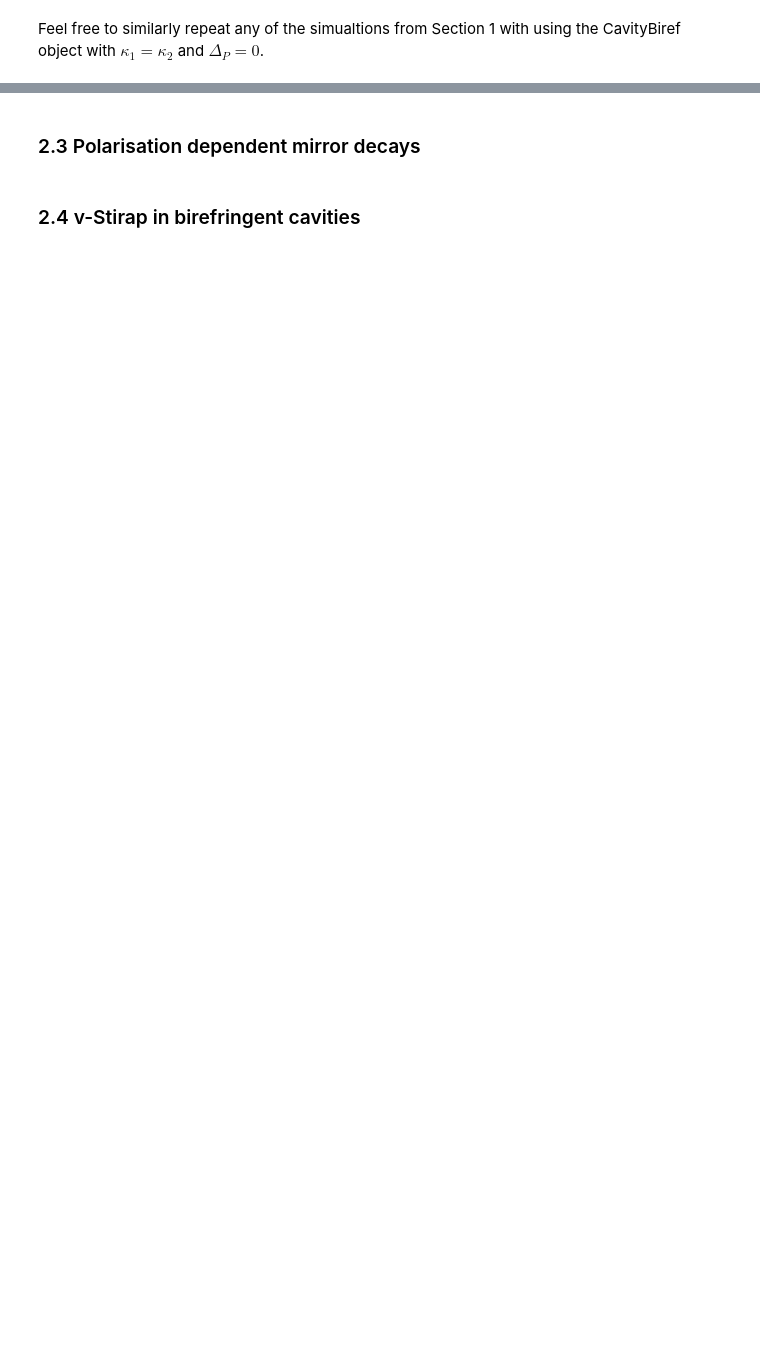
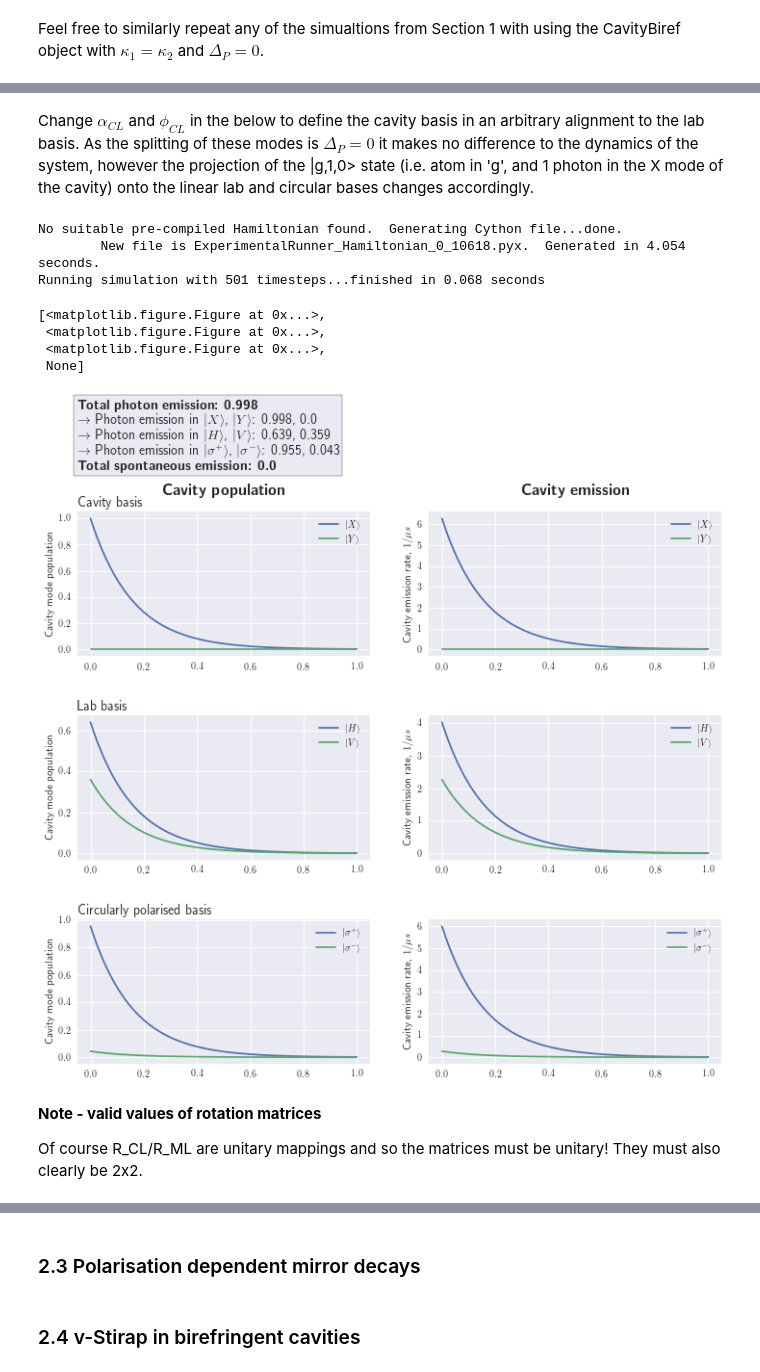
Before and after one commit to tomdbar/rb-cqed, a Jupyter notebook: notebooks-bulk/vStirap-runner-demos/2-birefringent-cavity.ipynb, the cells around one changed output, grey strips where cells are left out. Drawn from its saved outputs; the diff is of its cells as text; code cells hidden in the pictures; blank space fills up the shorter version.

```diff
--- a/notebooks-bulk/vStirap-runner-demos/2-birefringent-cavity.ipynb
+++ b/notebooks-bulk/vStirap-runner-demos/2-birefringent-cavity.ipynb
@@ -98,0 +172,56 @@ Feel free to similarly repeat any of the simualtions from Section 1 with using t
+# %% [markdown]
+Change $\alpha_{CL}$ and $\phi_{CL}$ in the below to define the cavity basis in an arbitrary alignment to the lab basis.  As the splitting of these modes is $\Delta_P=0$ it makes no difference to the dynamics of the system, however the projection of the |g,1,0> state (i.e. atom in 'g', and 1 photon in the X mode of the cavity) onto the linear lab and circular bases changes accordingly.
+# %%
+atom4lvl = Atom4lvl(gamma=0.0* 2*np.pi)
+
+# Values for circularly polarised cavity modes.
+# alpha_CL = 1/np.sqrt(2)
+# phi_CL = np.pi/2
+# beta_CL = np.sqrt(1-alpha_CL**2)
+
+# Values for linearly polarised cavity modes.
+# alpha_CL = 1
+# phi_CL = 0
+# beta_CL = np.sqrt(1-alpha_CL**2)
+
+alpha_CL = 0.8
+phi_CL = 0.4*np.pi
+beta_CL = np.sqrt(1-alpha_CL**2)
+
+R_CL = np.matrix([[alpha_CL,                    -beta_CL * np.exp(-i*phi_CL)],
+                  [beta_CL * np.exp(i*phi_CL),  alpha_CL                    ]])
+
+cav = CavityBiref(g = 5 * 2.*np.pi,
+                  kappa1 = 0.5 * 2.*np.pi,
+                  kappa2 = 0.5 * 2.*np.pi,
+                  R_CL=R_CL)
+
+runner = ExperimentalRunner(atom=atom4lvl,
+                            cavity=cav,
+                            laser_couplings=[],
+                            cavity_couplings=[],
+                            verbose=True)
+
+psi0 = runner.ket('gM',1, 0)
+t_length = 1
+n_steps = 501
+
+results = runner.run(psi0, t_length, n_steps)
+
+results.plot(atom_states=[], pol_bases=['cavity','lab','circ'])
+# %% [output]
+No suitable pre-compiled Hamiltonian found.  Generating Cython file...done.
+        New file is ExperimentalRunner_Hamiltonian_0_10618.pyx.  Generated in 4.054 seconds.
+Running simulation with 501 timesteps...finished in 0.068 seconds
+[<matplotlib.figure.Figure at 0x...>,
+ <matplotlib.figure.Figure at 0x...>,
+ <matplotlib.figure.Figure at 0x...>,
+ None]
+[figure, added]
+[figure, added]
+[figure, added]
+# %% [markdown]
+**Note - valid values of rotation matrices**
+
+Of course R_CL/R_ML are unitary mappings and so the matrices must be unitary!
+They must also clearly be 2x2.
```
Also changed, not shown: parts of 21 cells of this notebook, 2 other files.
